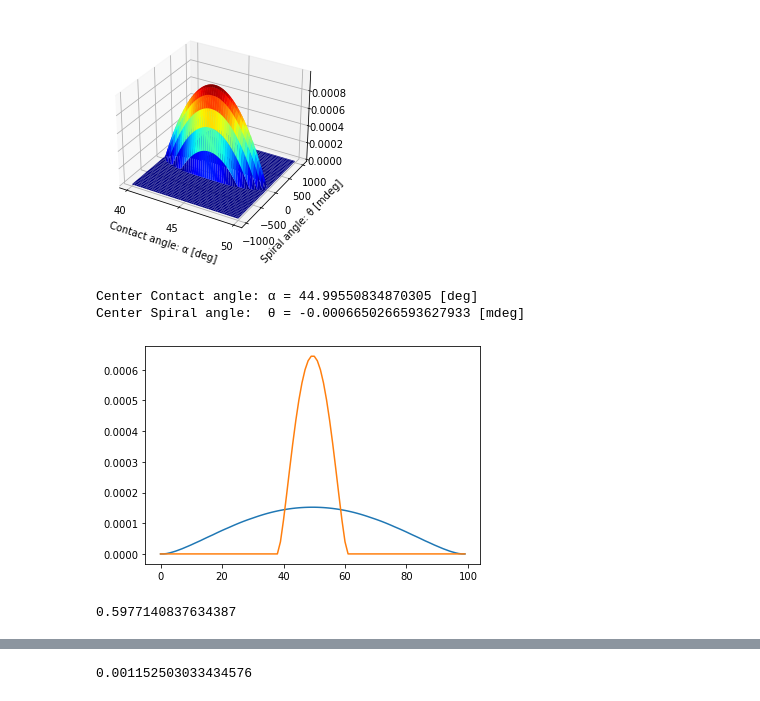
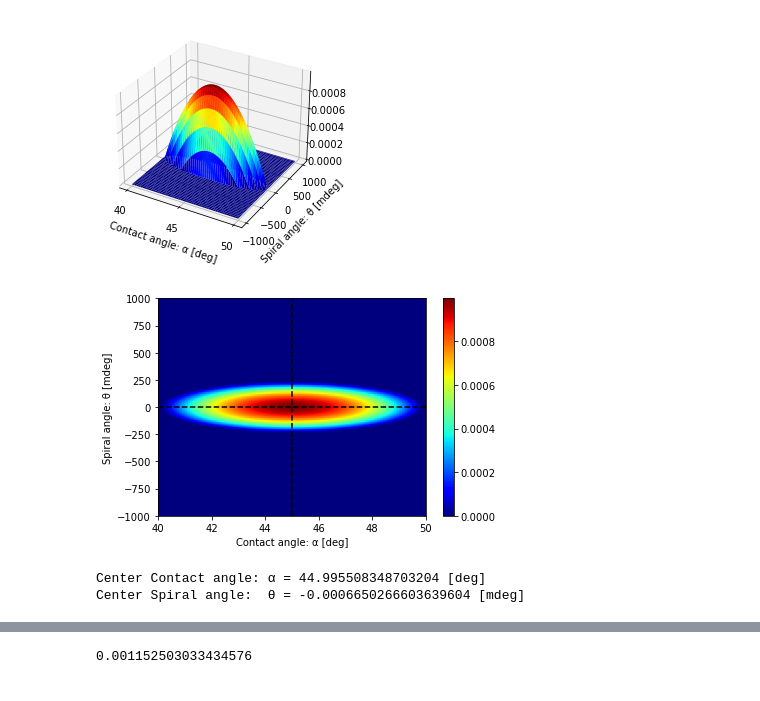
Before and after one commit to CurryMultiSci/Ballscrew-ElasticShaft-withCoulomb, a Jupyter notebook: _3_Friction_between_ball_and_spiral/_3_1_Contact_with_Spiral_Torus/index.ipynb, the cells around one changed output, grey strips where cells are left out. Saved outputs shown, nothing was run; the diff lists cells and outputs as text; code cells hidden in the pictures.

```diff
--- a/_3_Friction_between_ball_and_spiral/_3_1_Contact_with_Spiral_Torus/index.ipynb
+++ b/_3_Friction_between_ball_and_spiral/_3_1_Contact_with_Spiral_Torus/index.ipynb
@@ -118,20 +118,24 @@ plt.show()
 # %% [output]
 [figure]
 [figure]
-# %%
-plt.plot(np.mean(Disp, axis=0))
-plt.plot(np.mean(Disp, axis=1))
-
-print('Center Contact angle: α = ' + str(np.rad2deg(alp @ np.mean(Disp, axis=0) / np.mean(Disp, axis=0).sum())) + ' [deg]')
-print('Center Spiral angle:  θ = ' + str(1e3 * np.rad2deg(th @ np.mean(Disp, axis=1) / np.mean(Disp, axis=1).sum())) + ' [mdeg]')
-# %% [output]
-Center Contact angle: α = 44.99550834870305 [deg]
-Center Spiral angle:  θ = -0.0006650266593627933 [mdeg]
-[figure, removed]
-# %%
-np.linalg.norm(xyz[0,0,:] - xyz[0,-1,:])
-# %% [output]
-0.5977140837634387
+# %%
+x_mean = alp @ np.mean(Disp, axis=0) / np.mean(Disp, axis=0).sum()
+y_mean = th @ np.mean(Disp, axis=1) / np.mean(Disp, axis=1).sum()
+
+plt.imshow(Disp, cmap=cm.jet, extent=np.rad2deg([alp[0], alp[-1], 1e3*th[0], 1e3*th[-1]]), aspect='auto')
+plt.axvline(x=np.rad2deg(x_mean), color='black', linestyle='--')
+plt.axhline(y=1e3*np.rad2deg(y_mean), color='black', linestyle='--')
+plt.xlabel('Contact angle: α [deg]')
+plt.ylabel('Spiral angle: θ [mdeg]')
+plt.colorbar()
+plt.show()
+
+print('Center Contact angle: α = ' + str(np.rad2deg(x_mean)) + ' [deg]')
+print('Center Spiral angle:  θ = ' + str(1e3 * np.rad2deg(y_mean)) + ' [mdeg]')
+# %% [output]
+[figure, added]
+Center Contact angle: α = 44.995508348703204 [deg]
+Center Spiral angle:  θ = -0.0006650266603639604 [mdeg]
 # %% [markdown]
 ## 3.1.1. Conclusion
 
```
Also changed, not shown: parts of 6 cells of this notebook, 11 other files.
